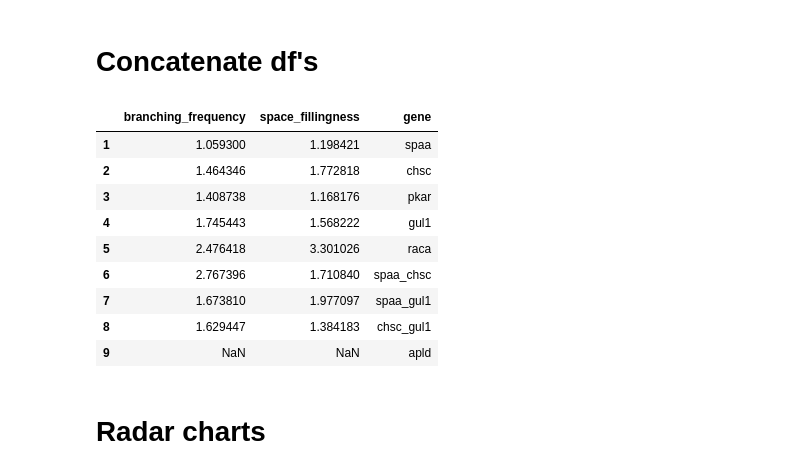
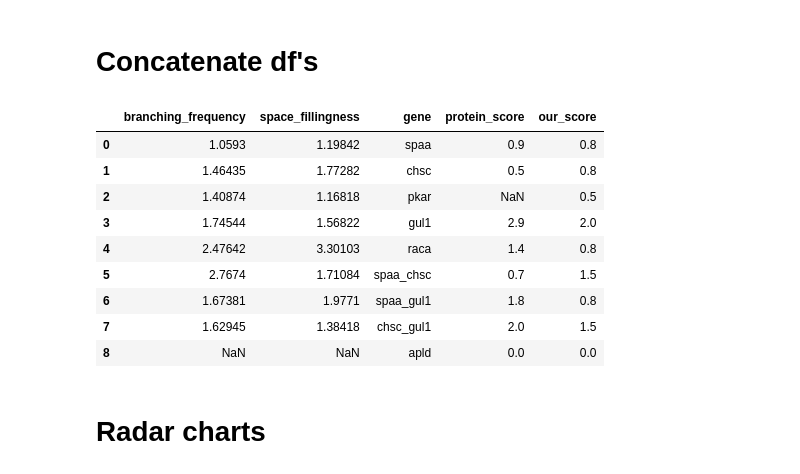
Before and after one commit to jcd12/imaging-biobuilders, a Jupyter notebook: plots (spider, bar, distribution, fermentation).ipynb, the cells around one changed output. Drawn from its saved outputs; the diff is of its cells as text; code cells hidden in the pictures.

```diff
--- a/plots (spider, bar, distribution, fermentation).ipynb
+++ b/plots (spider, bar, distribution, fermentation).ipynb
@@ -410,20 +410,22 @@ wet_scaled_df
 # %%
 r_df = df.copy()
 num_columns = r_df.columns[-2:]
 r_df = r_df.loc[:, num_columns].div(r_df.loc[0, num_columns])
 
 r_df["gene"] = df["gene"]
-r_df = r_df[r_df["gene"] != "wt"]
+r_df = r_df[r_df["gene"] != "wt"].reset_index(drop=True)
+temp_df = wet_df[wet_df["gene"] != "wt"].reset_index(drop=True).loc[:,["gene", "protein_score", "our_score"]]
 
+r_df = pd.merge(r_df, temp_df, on="gene").reset_index(drop=True)
 r_df
 # %% [output]
-|  | branching_frequency | space_fillingness | gene |
-| 1 | 1.059300 | 1.198421 | spaa |
-| 2 | 1.464346 | 1.772818 | chsc |
-| 3 | 1.408738 | 1.168176 | pkar |
-| 4 | 1.745443 | 1.568222 | gul1 |
-| 5 | 2.476418 | 3.301026 | raca |
-| 6 | 2.767396 | 1.710840 | spaa_chsc |
-| 7 | 1.673810 | 1.977097 | spaa_gul1 |
-| 8 | 1.629447 | 1.384183 | chsc_gul1 |
-| 9 | NaN | NaN | apld |
+|  | branching_frequency | space_fillingness | gene | protein_score | our_score |
+| 0 | 1.0593 | 1.19842 | spaa | 0.9 | 0.8 |
+| 1 | 1.46435 | 1.77282 | chsc | 0.5 | 0.8 |
+| 2 | 1.40874 | 1.16818 | pkar | NaN | 0.5 |
+| 3 | 1.74544 | 1.56822 | gul1 | 2.9 | 2.0 |
+| 4 | 2.47642 | 3.30103 | raca | 1.4 | 0.8 |
+| 5 | 2.7674 | 1.71084 | spaa_chsc | 0.7 | 1.5 |
+| 6 | 1.67381 | 1.9771 | spaa_gul1 | 1.8 | 0.8 |
+| 7 | 1.62945 | 1.38418 | chsc_gul1 | 2.0 | 1.5 |
+| 8 | NaN | NaN | apld | 0.0 | 0.0 |
```
Also changed, not shown: parts of 23 cells of this notebook, 8 other files.
